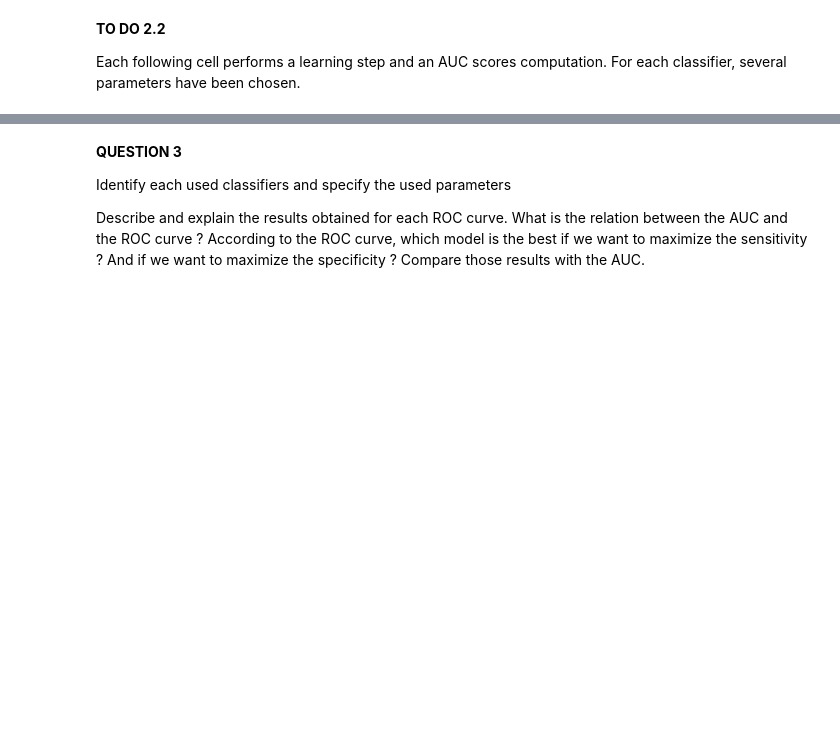
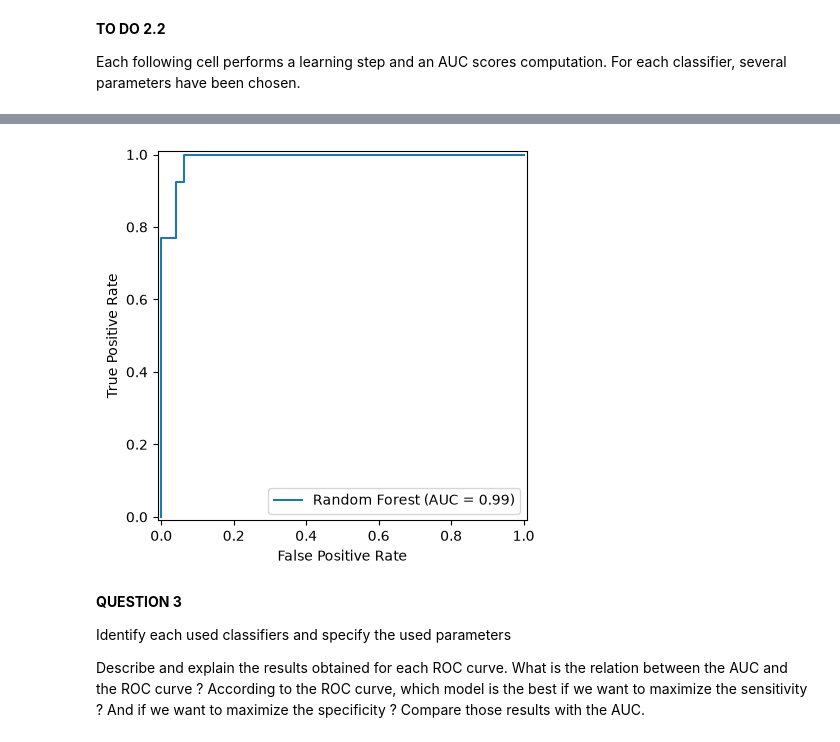
Before and after one commit to MohamedReda2003/Machine-Learning, a Jupyter notebook: TP/TP2.ipynb, the cells around one changed output, grey strips where cells are left out. Cells and saved outputs as stored; diff of their text form; code cells hidden in the pictures; blank space fills up the shorter version.

```diff
--- a/TP/TP2.ipynb
+++ b/TP/TP2.ipynb
@@ -221,17 +223,19 @@ plt.show()
 # %%
 from sklearn.ensemble import RandomForestClassifier
 
 clf4 = RandomForestClassifier(n_estimators=100, max_depth=3)
 clf4.fit(np_X_norm, np_Y)
 
 np_Y_pred = clf4.predict_proba(df_X_norm)
 
 fpr, tpr, thresholds = metrics.roc_curve(np_Y, np_Y_pred[:,1])
 roc_auc = metrics.auc(fpr, tpr)
 display = metrics.RocCurveDisplay(fpr=fpr, tpr=tpr, roc_auc=roc_auc,
-                                   estimator_name='Random Forest')
+                                   name='Random Forest')
 display.plot()
 plt.show()
+# %% [output]
+[figure, added]
 # %% [markdown]
 **QUESTION 3**
 
```
Also changed, not shown: parts of 17 cells of this notebook.
